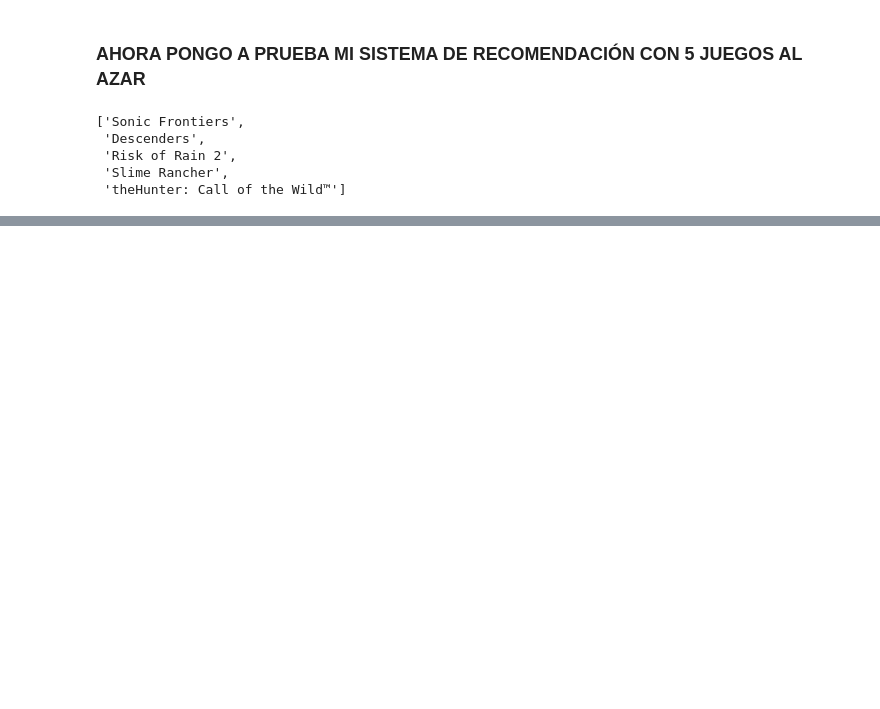
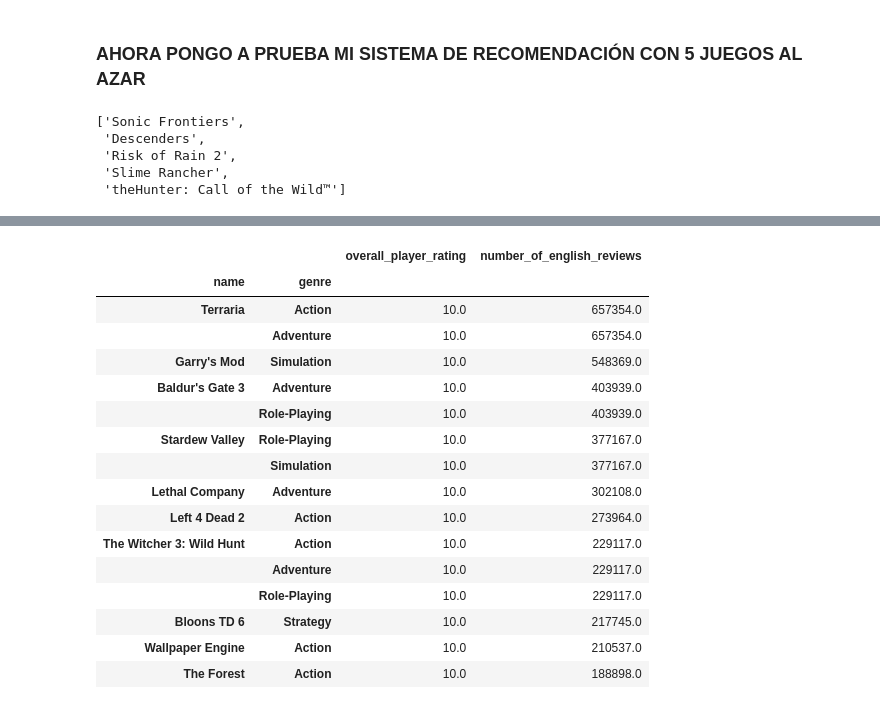
Before and after one commit to jgilsu11/laboratorio_modulo9-leccion03-sistemas_de_recomendacion, a Jupyter notebook: modulo09-leccion05-sistemas-recomendacion-LABORATORIO.ipynb, the cells around one changed output, grey strips where cells are left out. Saved outputs shown, nothing was run; the diff lists cells and outputs as text; code cells hidden in the pictures; blank space fills up the shorter version.

```diff
--- a/modulo09-leccion05-sistemas-recomendacion-LABORATORIO.ipynb
+++ b/modulo09-leccion05-sistemas-recomendacion-LABORATORIO.ipynb
@@ -345,2 +471,0 @@ ratings
-# %%
-ratings.set_index("Movie", inplace=True)
@@ -401,0 +474,2 @@ Index(['Aquaman', 'Avengers: Infinity War', 'Black Panther',
+# %%
+df_mergeado = pd.merge(datos, ratings, 'inner', left_on="name", right_on="game_name")
@@ -401,0 +509,2 @@ Index(['Aquaman', 'Avengers: Infinity War', 'Black Panther',
+# %%
+df_final=df_mergeado[["name","genre", "overall_player_rating", "number_of_english_reviews" ]]
@@ -401,0 +534,2 @@ Index(['Aquaman', 'Avengers: Infinity War', 'Black Panther',
+# %%
+df_rec=df_final.groupby(["name","genre"])[["overall_player_rating","number_of_english_reviews"]].median()
@@ -401,0 +548,22 @@ Index(['Aquaman', 'Avengers: Infinity War', 'Black Panther',
+# %%
+sorted_data=df_rec.sort_values(by=["overall_player_rating","number_of_english_reviews"], ascending=False)
+top10_popular=sorted_data.iloc[:15]
+top10_popular
+# %% [output]
+|  |  | overall_player_rating | number_of_english_reviews |
+| name | genre |  |  |
+| Terraria | Action | 10.0 | 657354.0 |
+|  | Adventure | 10.0 | 657354.0 |
+| Garry's Mod | Simulation | 10.0 | 548369.0 |
+| Baldur's Gate 3 | Adventure | 10.0 | 403939.0 |
+|  | Role-Playing | 10.0 | 403939.0 |
+| Stardew Valley | Role-Playing | 10.0 | 377167.0 |
+|  | Simulation | 10.0 | 377167.0 |
+| Lethal Company | Adventure | 10.0 | 302108.0 |
+| Left 4 Dead 2 | Action | 10.0 | 273964.0 |
+| The Witcher 3: Wild Hunt | Action | 10.0 | 229117.0 |
+|  | Adventure | 10.0 | 229117.0 |
+|  | Role-Playing | 10.0 | 229117.0 |
+| Bloons TD 6 | Strategy | 10.0 | 217745.0 |
+| Wallpaper Engine | Action | 10.0 | 210537.0 |
+| The Forest | Action | 10.0 | 188898.0 |
```
Also changed, not shown: parts of 37 cells of this notebook.
